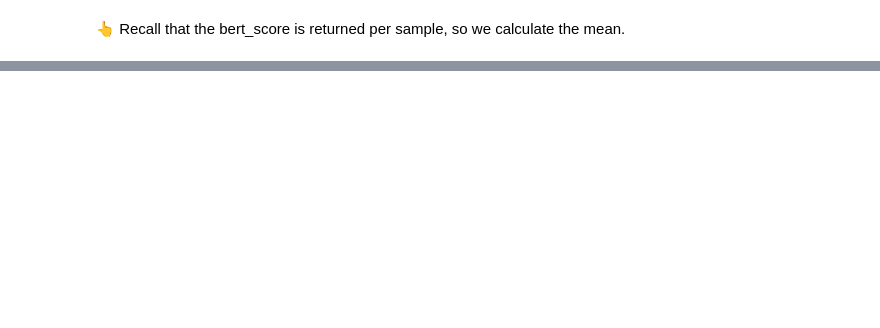
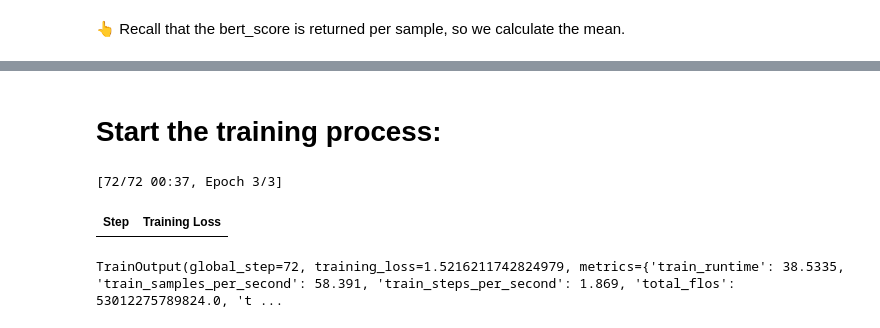
Before and after one commit to qmeng222/transformers-for-NLP, a Jupyter notebook: Seq2Seq/Translation.ipynb, the cells around one changed output, grey strips where cells are left out. Saved outputs shown, nothing was run; the diff lists cells and outputs as text; code cells hidden in the pictures; blank space fills up the shorter version.

Commit message:
trained the Seq2Seq model & saved the fine-tuned model as a pipeline

```diff
--- a/Seq2Seq/Translation.ipynb
+++ b/Seq2Seq/Translation.ipynb
@@ -479,0 +497,30 @@ def compute_metrics(preds_and_labels):
+# %%
+from transformers import Seq2SeqTrainingArguments
+
+# set up training arguments for a sequence-to-sequence model:
+training_args = Seq2SeqTrainingArguments(
+  "finetuned-model", # the name or path of the directory where the finetuned model will be saved
+  evaluation_strategy="no", # evaluation is not performed during training
+  save_strategy="epoch", # save checkpoint after each training epoch
+  learning_rate=2e-5, # optimizer during training
+  per_device_train_batch_size=32, # batch size per GPU (processed in parallel) for training
+  per_device_eval_batch_size=64, # batch size per GPU (processed in parallel) for evaluation
+  weight_decay=0.01, #  prevent overfitting by introducing a penalty term (proportional to the square of the weights) to the training process -> larger weights result in a higher penalty term
+  save_total_limit=3, # limit the total number of checkpoints to be saved during training
+  num_train_epochs=3, # set the total number of training epochs
+  predict_with_generate=True, # (during the prediction phase) use its own predictions as part of the input for generating subsequent tokens
+  fp16=True, # speed up training by using 16-bit floating-point precision instead of 32-bit
+)
+# %%
+from transformers import Seq2SeqTrainer
+
+# the Seq2Seq trainer:
+trainer = Seq2SeqTrainer(
+    model,
+    training_args,
+    train_dataset=tokenized_datasets["train"],
+    eval_dataset=tokenized_datasets["test"],
+    data_collator=data_collator,
+    tokenizer=tokenizer,
+    compute_metrics=compute_metrics,
+)
@@ -479,0 +538,10 @@ def compute_metrics(preds_and_labels):
+# %% [markdown]
+# Start the training process:
+# %%
+# may run out of gpu memory - try to restart runtime
+# or get a more powerful gpu!
+trainer.train()
+# %% [output]
+[72/72 00:37, Epoch 3/3]
+| Step | Training Loss |
+TrainOutput(global_step=72, training_loss=1.5216211742824979, metrics={'train_runtime': 38.5335, 'train_samples_per_second': 58.391, 'train_steps_per_second': 1.869, 'total_flos': 53012275789824.0, 't ...
```
Also changed, not shown: parts of 13 cells of this notebook.
